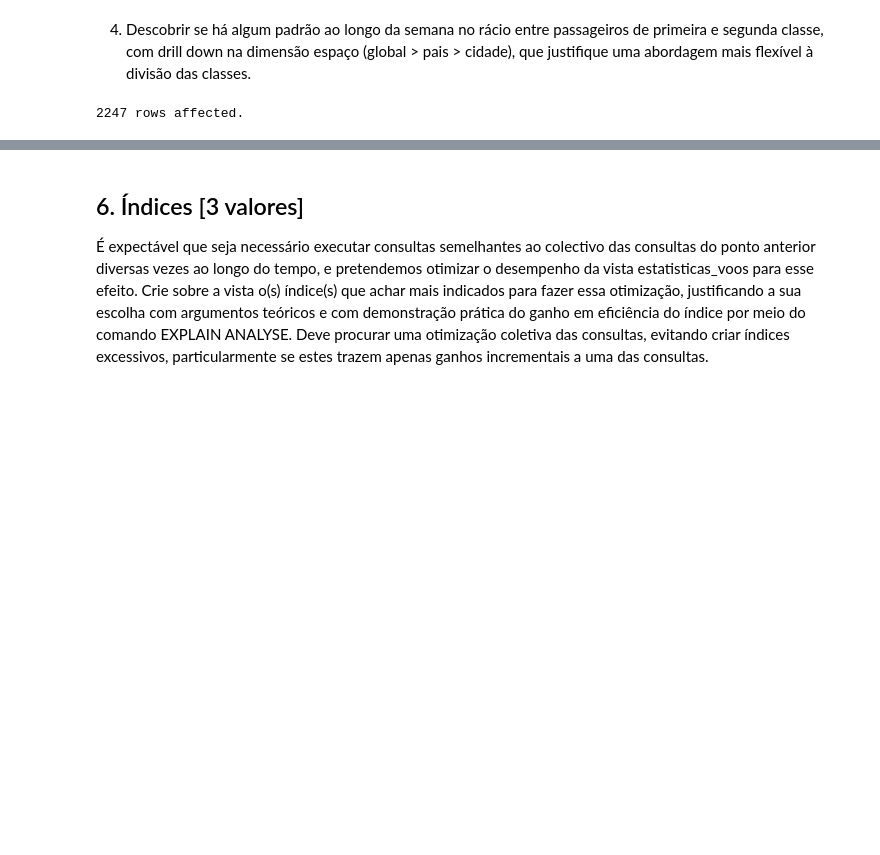
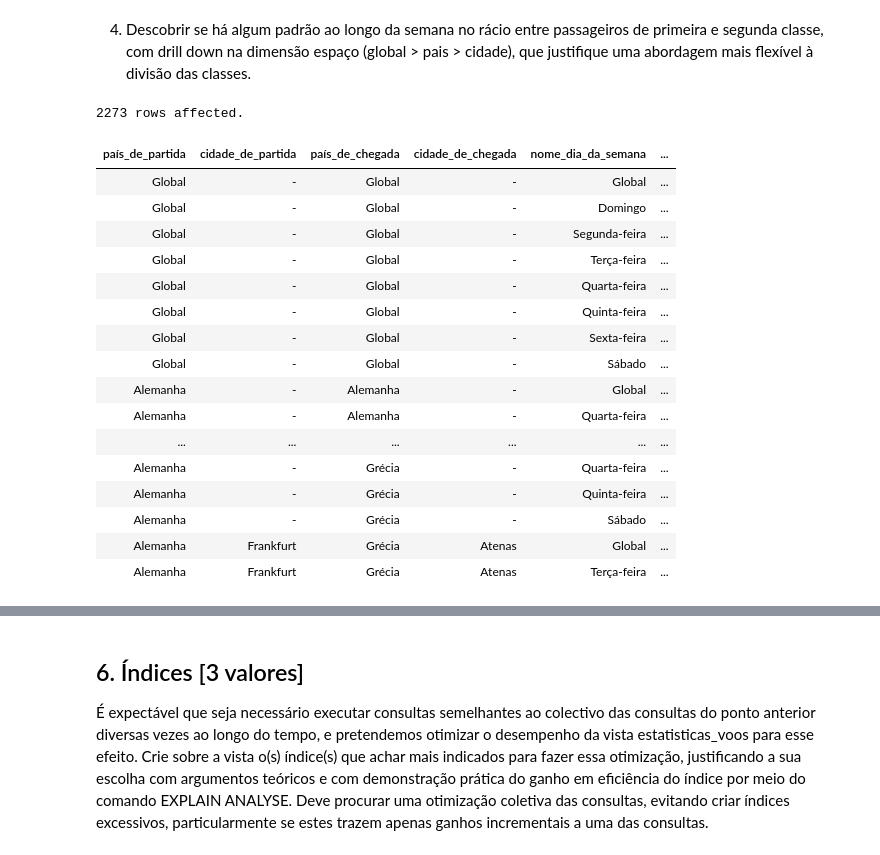
Before and after one commit to DuarteCruz6/projetoBD, a Jupyter notebook: Proj2/Projeto_E2/E2-report-25.ipynb, the cells around one changed output, grey strips where cells are left out. Cells and saved outputs as stored; diff of their text form; code cells hidden in the pictures; blank space fills up the shorter version.

```diff
--- a/Proj2/Projeto_E2/E2-report-25.ipynb
+++ b/Proj2/Projeto_E2/E2-report-25.ipynb
@@ -366,51 +387,63 @@ Truncated to displaylimit of 100.
 # %%
 %%sql
 
 SELECT
-    CASE
-        WHEN GROUPING(pais_chegada) = 0 THEN pais_chegada
-        WHEN GROUPING(pais_chegada) = 1 AND GROUPING(pais_partida) = 1 AND GROUPING(dia_da_semana) = 1 THEN 'Total Global Geral'
-        ELSE 'Total Global Chegada'
-    END AS pais_chegada_label,
-    CASE WHEN GROUPING(cidade_chegada) = 0 THEN cidade_chegada ELSE 'Total País Chegada' END AS cidade_chegada_label,
+    CASE WHEN GROUPING(pais_partida) = 0 THEN pais_partida ELSE 'Global' END AS país_de_partida,
+    CASE WHEN GROUPING(cidade_partida) = 0 THEN cidade_partida ELSE '-' END AS cidade_de_partida,
+
+    CASE WHEN GROUPING(pais_chegada) = 0 THEN pais_chegada ELSE 'Global' END AS país_de_chegada,
+    CASE WHEN GROUPING(cidade_chegada) = 0 THEN cidade_chegada ELSE '-' END AS cidade_de_chegada,
 
     CASE
-        WHEN GROUPING(pais_partida) = 0 THEN pais_partida
-        WHEN GROUPING(pais_partida) = 1 AND GROUPING(pais_chegada) = 1 AND GROUPING(dia_da_semana) = 1 THEN 'Total Global Geral'
-        ELSE 'Total Global Partida'
-    END AS pais_partida_label,
-    CASE WHEN GROUPING(cidade_partida) = 0 THEN cidade_partida ELSE 'Total País Partida' END AS cidade_partida_label,
-
-    CASE
-        WHEN GROUPING(dia_da_semana) = 1 THEN 'Total Semana'
+        WHEN GROUPING(dia_da_semana) = 1 THEN 'Global'
         WHEN dia_da_semana = 0 THEN 'Domingo'
         WHEN dia_da_semana = 1 THEN 'Segunda-feira'
         WHEN dia_da_semana = 2 THEN 'Terça-feira'
         WHEN dia_da_semana = 3 THEN 'Quarta-feira'
         WHEN dia_da_semana = 4 THEN 'Quinta-feira'
         WHEN dia_da_semana = 5 THEN 'Sexta-feira'
         WHEN dia_da_semana = 6 THEN 'Sábado'
-    END AS dia_da_semana_nome,
+    END AS nome_dia_da_semana,
 
     CASE
         WHEN SUM(passageiros_2c) > 0 THEN (SUM(passageiros_1c)::numeric / SUM(passageiros_2c)::numeric)
         ELSE NULL
-    END AS ratio_1c_vs_2c
+    END AS rácio_1_classe_com_2_classe
 FROM
     estatisticas_voos
-GROUP BY ROLLUP (
-    dia_da_semana,
-    pais_chegada, cidade_chegada,
-    pais_partida, cidade_partida
+GROUP BY GROUPING SETS (
+    (),
+    (dia_da_semana),
+
+    (pais_partida, pais_chegada),
+    (pais_partida, pais_chegada, dia_da_semana),
+
+    (pais_partida, pais_chegada, cidade_partida, cidade_chegada),
+    (pais_partida, pais_chegada, cidade_partida, cidade_chegada, dia_da_semana)
 )
 ORDER BY
+    GROUPING(pais_partida) DESC, pais_partida,
     GROUPING(pais_chegada) DESC, pais_chegada,
+    GROUPING(cidade_partida) DESC, cidade_partida,
     GROUPING(cidade_chegada) DESC, cidade_chegada,
 
-    GROUPING(pais_partida) DESC, pais_partida,
-    GROUPING(cidade_partida) DESC, cidade_partida,
-
-    GROUPING(dia_da_semana) DESC,
-    dia_da_semana;
+    GROUPING(dia_da_semana) DESC, dia_da_semana ASC;
 # %% [output]
-2247 rows affected.
+2273 rows affected.
+| país_de_partida | cidade_de_partida | país_de_chegada | cidade_de_chegada | nome_dia_da_semana | ... |
+| Global | - | Global | - | Global | ... |
+| Global | - | Global | - | Domingo | ... |
+| Global | - | Global | - | Segunda-feira | ... |
+| Global | - | Global | - | Terça-feira | ... |
+| Global | - | Global | - | Quarta-feira | ... |
+| Global | - | Global | - | Quinta-feira | ... |
+| Global | - | Global | - | Sexta-feira | ... |
+| Global | - | Global | - | Sábado | ... |
+| Alemanha | - | Alemanha | - | Global | ... |
+| Alemanha | - | Alemanha | - | Quarta-feira | ... |
+| ... | ... | ... | ... | ... | ... |
+| Alemanha | - | Grécia | - | Quarta-feira | ... |
+| Alemanha | - | Grécia | - | Quinta-feira | ... |
+| Alemanha | - | Grécia | - | Sábado | ... |
+| Alemanha | Frankfurt | Grécia | Atenas | Global | ... |
+| Alemanha | Frankfurt | Grécia | Atenas | Terça-feira | ... |
```
Also changed, not shown: parts of 8 cells of this notebook.
